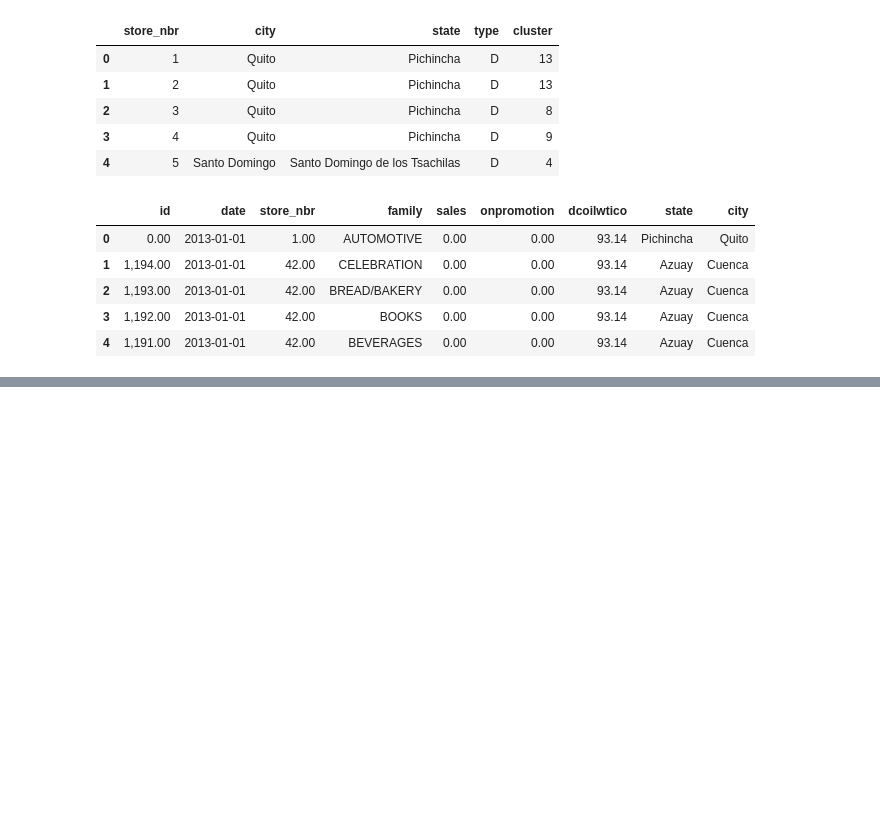
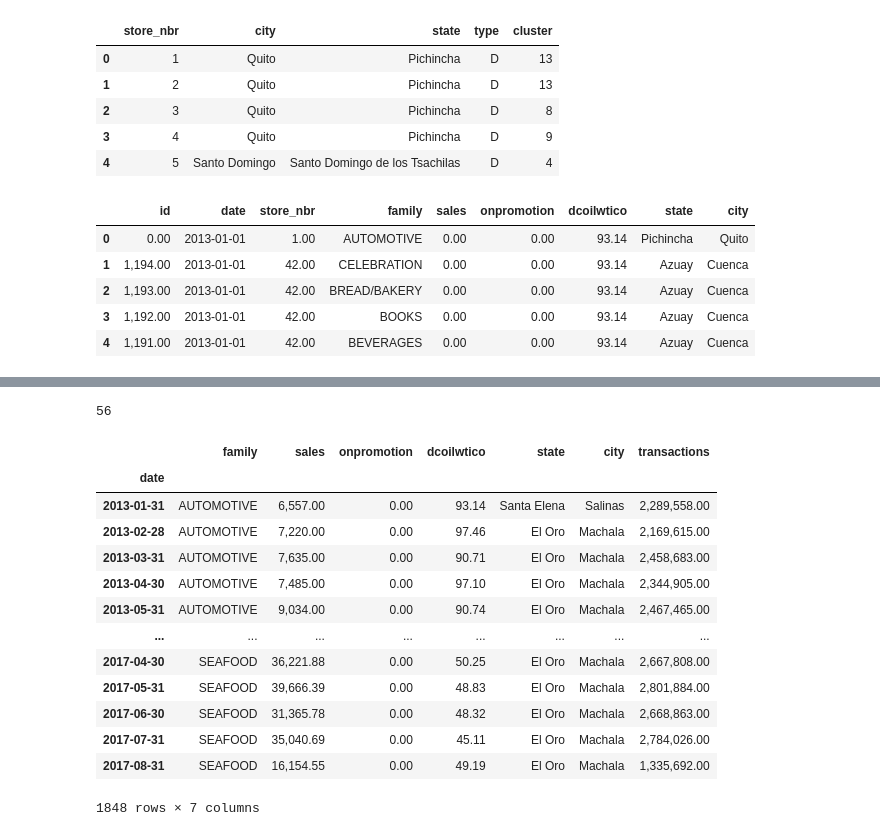
Before and after one commit to mwakabrian/LP3_Time_Series_Regression_Project, a Jupyter notebook: LP3_Favorita_store_sales_forecasting.ipynb, the cells around one changed output, grey strips where cells are left out. Drawn from its saved outputs; the diff is of its cells as text; code cells hidden in the pictures; blank space fills up the shorter version.

```diff
--- a/LP3_Favorita_store_sales_forecasting.ipynb
+++ b/LP3_Favorita_store_sales_forecasting.ipynb
@@ -1620,0 +1816,21 @@ Train.head()
+# %%
+data['date'].nunique()
+# %% [output]
+56
+# %%
+data.set_index('date')
+# %% [output]
+|  | family | sales | onpromotion | dcoilwtico | state | city | transactions |
+| date |  |  |  |  |  |  |  |
+| 2013-01-31 | AUTOMOTIVE | 6,557.00 | 0.00 | 93.14 | Santa Elena | Salinas | 2,289,558.00 |
+| 2013-02-28 | AUTOMOTIVE | 7,220.00 | 0.00 | 97.46 | El Oro | Machala | 2,169,615.00 |
+| 2013-03-31 | AUTOMOTIVE | 7,635.00 | 0.00 | 90.71 | El Oro | Machala | 2,458,683.00 |
+| 2013-04-30 | AUTOMOTIVE | 7,485.00 | 0.00 | 97.10 | El Oro | Machala | 2,344,905.00 |
+| 2013-05-31 | AUTOMOTIVE | 9,034.00 | 0.00 | 90.74 | El Oro | Machala | 2,467,465.00 |
+| ... | ... | ... | ... | ... | ... | ... | ... |
+| 2017-04-30 | SEAFOOD | 36,221.88 | 0.00 | 50.25 | El Oro | Machala | 2,667,808.00 |
+| 2017-05-31 | SEAFOOD | 39,666.39 | 0.00 | 48.83 | El Oro | Machala | 2,801,884.00 |
+| 2017-06-30 | SEAFOOD | 31,365.78 | 0.00 | 48.32 | El Oro | Machala | 2,668,863.00 |
+| 2017-07-31 | SEAFOOD | 35,040.69 | 0.00 | 45.11 | El Oro | Machala | 2,784,026.00 |
+| 2017-08-31 | SEAFOOD | 16,154.55 | 0.00 | 49.19 | El Oro | Machala | 1,335,692.00 |
+1848 rows × 7 columns
```
Also changed, not shown: parts of 23 cells of this notebook.
